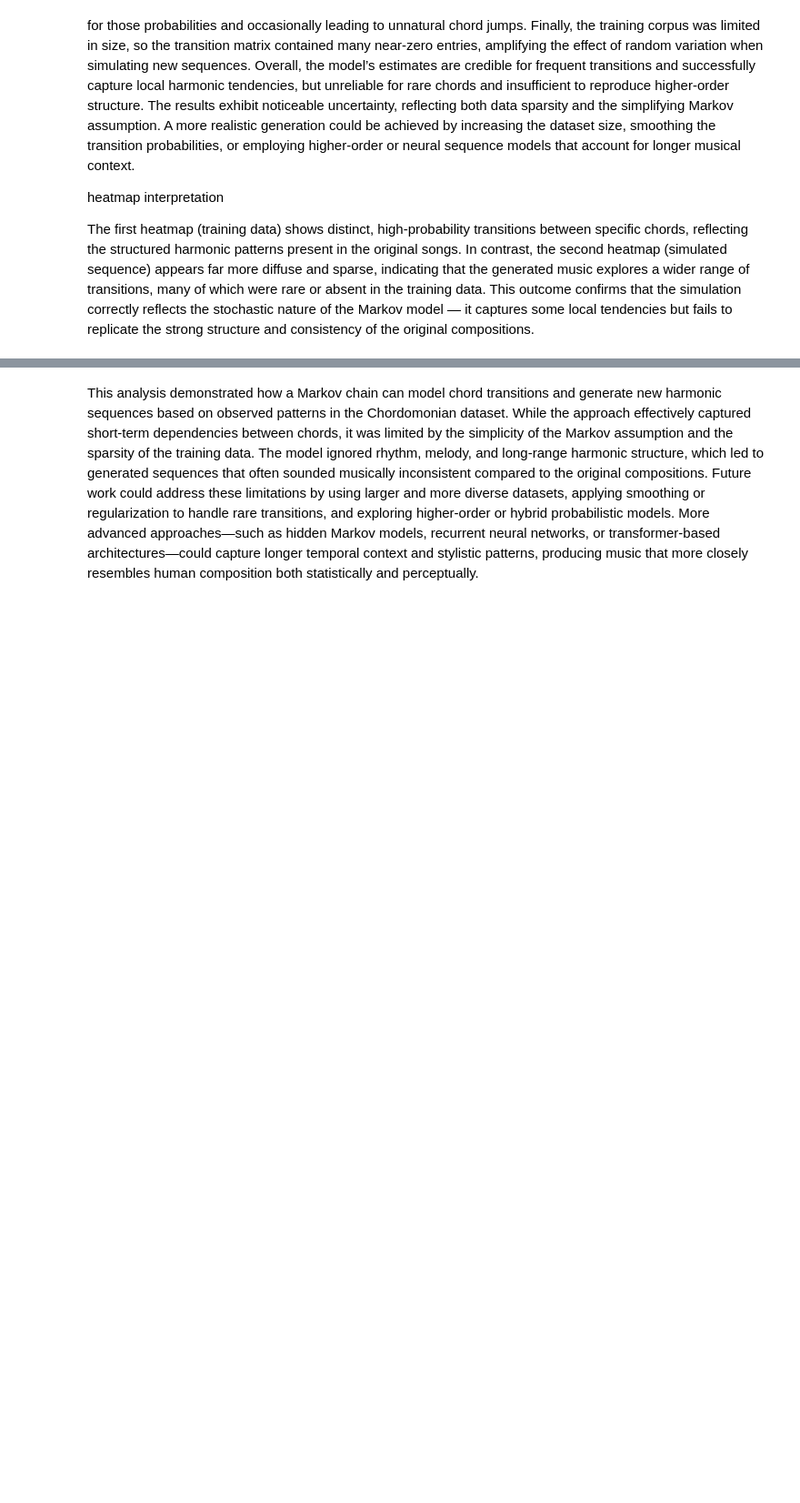
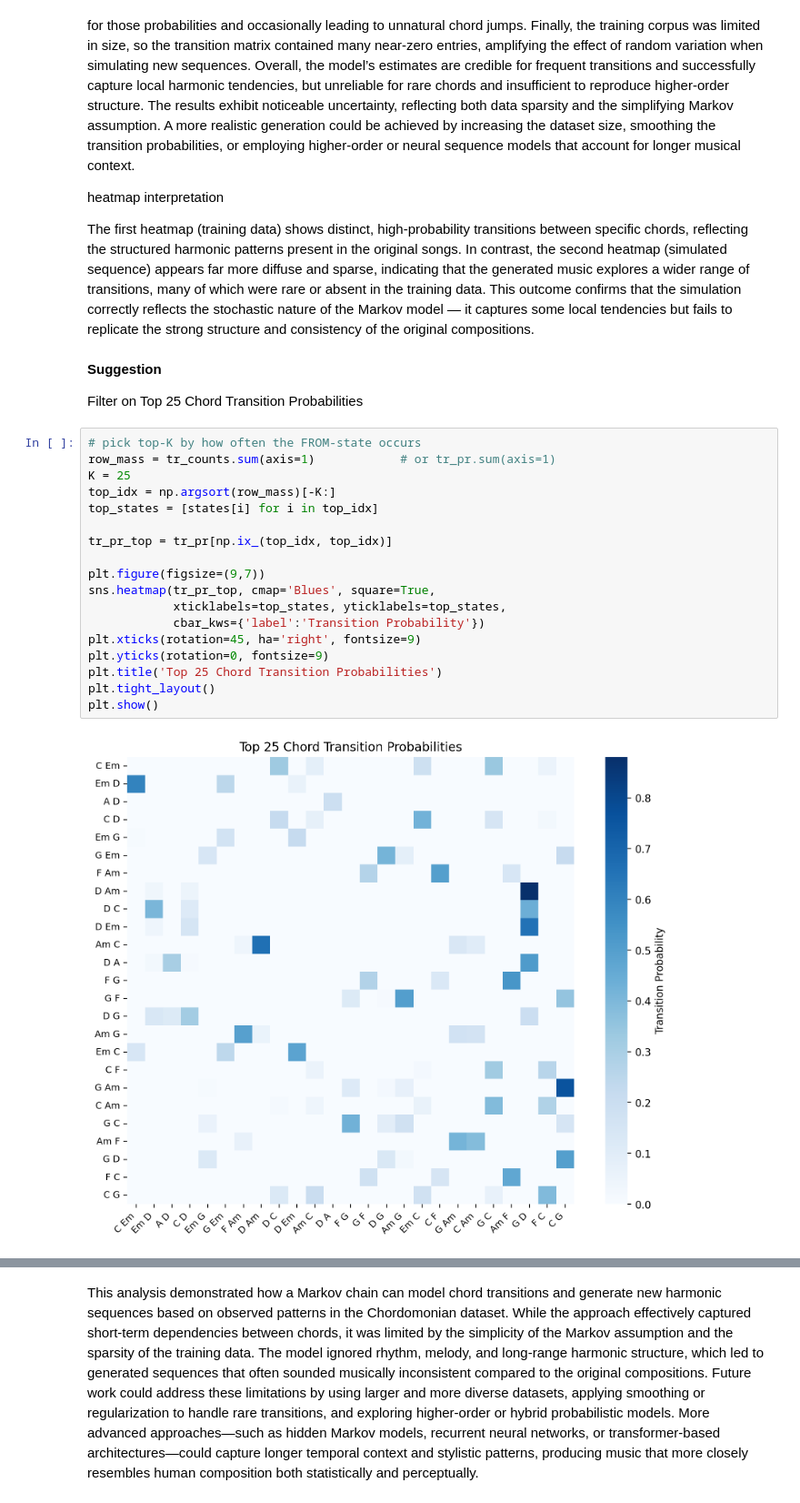
Before and after one commit to emilyrgarman/project1_understandingUncertainty, a Jupyter notebook: DS 5030 Project 1.ipynb, the cells around one changed output, grey strips where cells are left out. Shown at 91% size. Saved outputs shown, nothing was run; the diff lists cells and outputs as text; blank space fills up the shorter version.

```diff
--- a/DS 5030 Project 1.ipynb
+++ b/DS 5030 Project 1.ipynb
@@ -401,3 +415,27 @@ Overall, the model’s estimates are credible for frequent transitions and succe
 heatmap interpretation
 
 The first heatmap (training data) shows distinct, high-probability transitions between specific chords, reflecting the structured harmonic patterns present in the original songs. In contrast, the second heatmap (simulated sequence) appears far more diffuse and sparse, indicating that the generated music explores a wider range of transitions, many of which were rare or absent in the training data. This outcome confirms that the simulation correctly reflects the stochastic nature of the Markov model — it captures some local tendencies but fails to replicate the strong structure and consistency of the original compositions.
+# %% [markdown]
+**Suggestion**
+
+Filter on Top 25 Chord Transition Probabilities
+# %%
+# pick top-K by how often the FROM-state occurs
+row_mass = tr_counts.sum(axis=1)            # or tr_pr.sum(axis=1)
+K = 25
+top_idx = np.argsort(row_mass)[-K:]
+top_states = [states[i] for i in top_idx]
+
+tr_pr_top = tr_pr[np.ix_(top_idx, top_idx)]
+
+plt.figure(figsize=(9,7))
+sns.heatmap(tr_pr_top, cmap='Blues', square=True,
+            xticklabels=top_states, yticklabels=top_states,
+            cbar_kws={'label':'Transition Probability'})
+plt.xticks(rotation=45, ha='right', fontsize=9)
+plt.yticks(rotation=0, fontsize=9)
+plt.title('Top 25 Chord Transition Probabilities')
+plt.tight_layout()
+plt.show()
+# %% [output]
+[figure, added]
```
Also changed, not shown: parts of 10 cells of this notebook, 1 other file.
